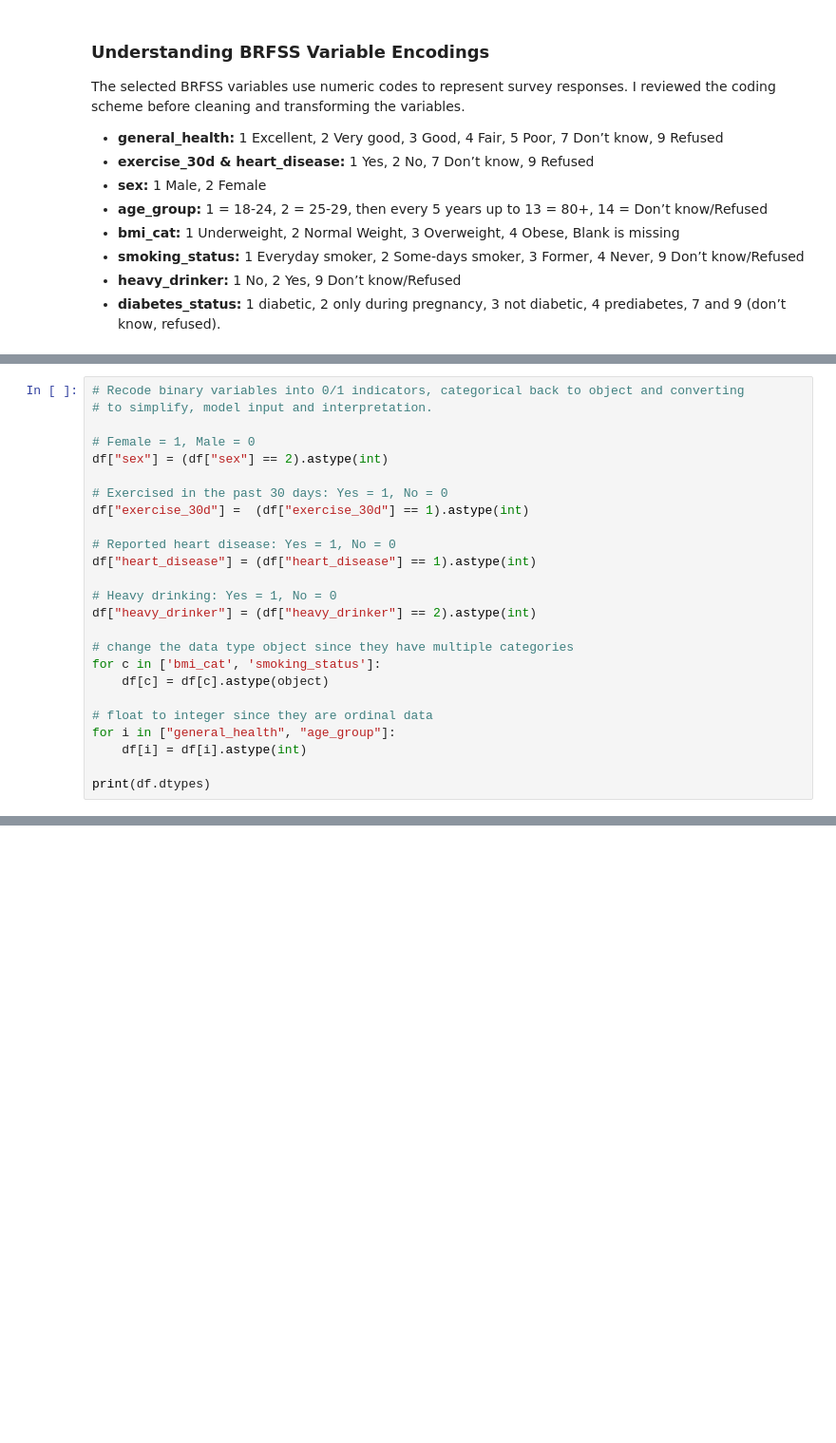
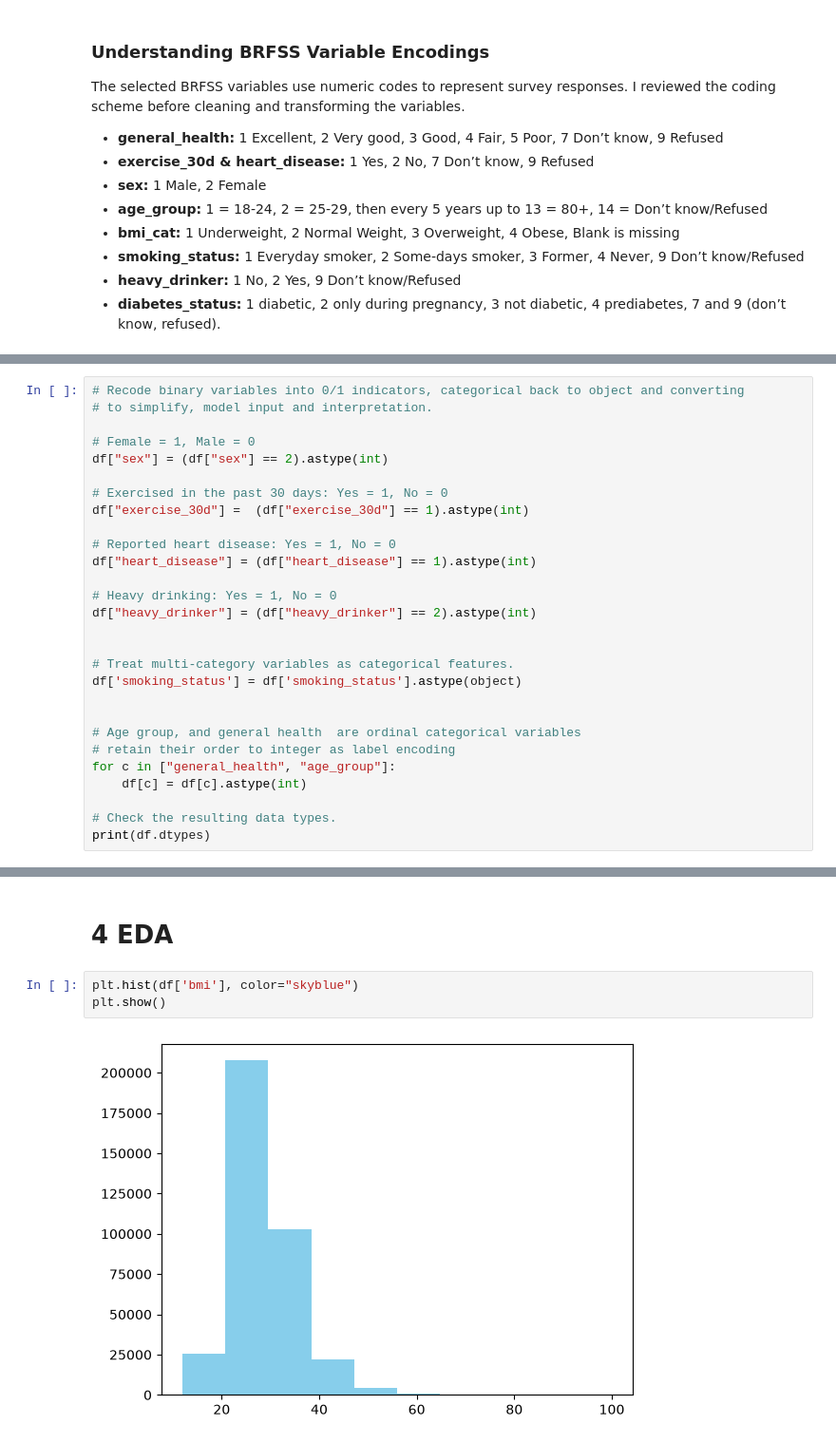
Before and after one commit to giftyhealthtech/diabetes-risk-prediction, a Jupyter notebook: diabetes_risk_model.ipynb, the cells around one changed output, grey strips where cells are left out. Shown at 95% size. Saved outputs shown, nothing was run; the diff lists cells and outputs as text; blank space fills up the shorter version.

```diff
--- a/diabetes_risk_model.ipynb
+++ b/diabetes_risk_model.ipynb
@@ -159,12 +238,15 @@ df["heart_disease"] = (df["heart_disease"] == 1).astype(int)
 # Heavy drinking: Yes = 1, No = 0
 df["heavy_drinker"] = (df["heavy_drinker"] == 2).astype(int)
 
-# change the data type object since they have multiple categories
-for c in ['bmi_cat', 'smoking_status']:
-    df[c] = df[c].astype(object)
 
-# float to integer since they are ordinal data
-for i in ["general_health", "age_group"]:
-    df[i] = df[i].astype(int)
+# Treat multi-category variables as categorical features.
+df['smoking_status'] = df['smoking_status'].astype(object)
 
+
+# Age group, and general health  are ordinal categorical variables
+# retain their order to integer as label encoding
+for c in ["general_health", "age_group"]:
+    df[c] = df[c].astype(int)
+
+# Check the resulting data types.
 print(df.dtypes)
@@ -183,0 +325,7 @@ df.isna().sum()
+# %% [markdown]
+# 4 EDA
+# %%
+plt.hist(df['bmi'], color="skyblue")
+plt.show()
+# %% [output]
+[figure, added]
```
Also changed, not shown: parts of 29 cells of this notebook, 1 other file.
